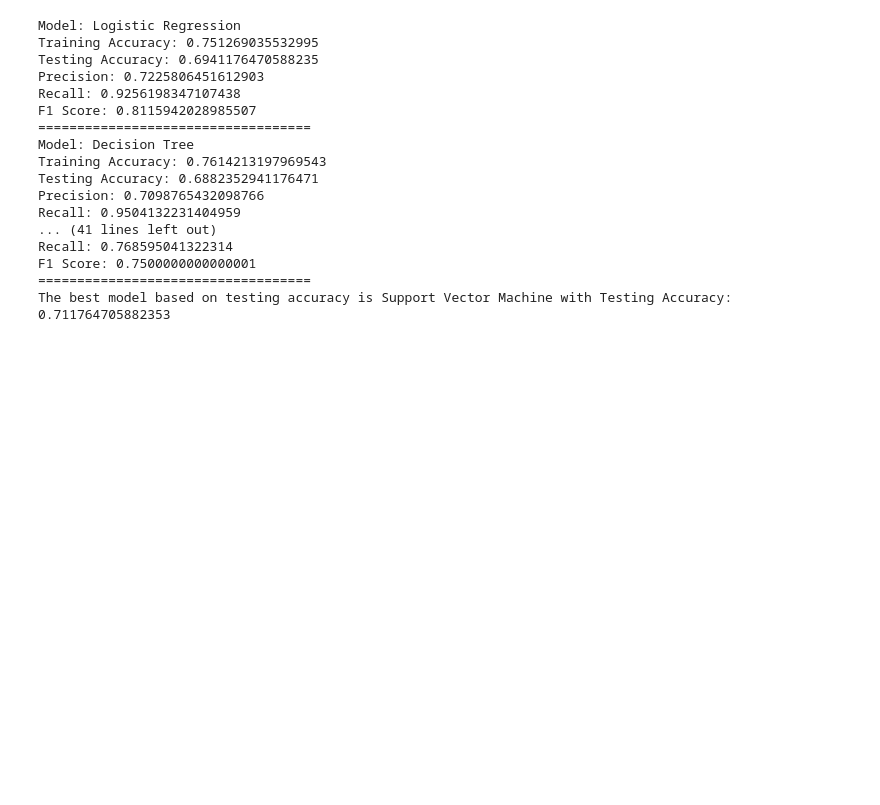
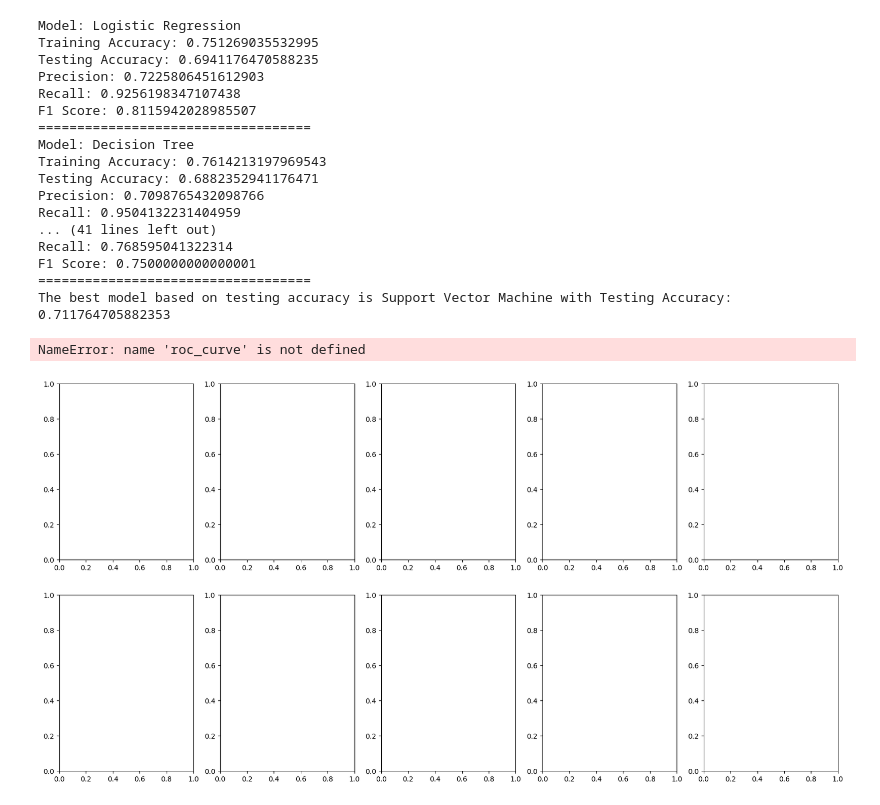
Before and after one commit to KalyanM45/OpenHealth, a Jupyter notebook: Notebook_Experiments/Liver_Disease_Prediction.ipynb, the cells around one changed output. Cells and saved outputs as stored; diff of their text form; code cells hidden in the pictures; blank space fills up the shorter version.

Commit message:
Project Model Files Update'

```diff
--- a/Notebook_Experiments/Liver_Disease_Prediction.ipynb
+++ b/Notebook_Experiments/Liver_Disease_Prediction.ipynb
@@ -236,7 +240,7 @@ x = df.drop('Dataset', axis=1)
 
 y = df["Dataset"]
 # %%
-x_train, x_test, y_train, y_test = train_test_split(x, y, test_size=0.3, random_state=20,stratify=df.Dataset)
+x_train, x_test, y_train, y_test = train_test_split(x, y, test_size=0.2, random_state=20,stratify=df.Dataset)
 # %%
 print(x.shape)
 print(x_train.shape)
@@ -328,6 +332,32 @@ Recall: 0.768595041322314
 F1 Score: 0.7500000000000001
 ===================================
 The best model based on testing accuracy is Support Vector Machine with Testing Accuracy: 0.711764705882353
+# %%
+def plot_roc_curve(ax, y_true, y_score, model_name):
+    fpr, tpr, thresholds = roc_curve(y_true, y_score)
+    roc_auc = roc_auc_score(y_true, y_score)
+    ax.plot(fpr, tpr, lw=2, label='ROC curve (area = %0.2f)' % roc_auc)
+    ax.plot([0, 1], [0, 1], color='navy', lw=2, linestyle='--')
+    ax.set_xlim([0.0, 1.0])
+    ax.set_ylim([0.0, 1.05])
+    ax.set_xlabel('False Positive Rate')
+    ax.set_ylabel('True Positive Rate')
+    ax.set_title('ROC Curve - ' + model_name)
+    ax.legend(loc="lower right")
+
+fig, axs = plt.subplots(2, 5, figsize=(20, 10))
+axs = axs.ravel()
+
+for i, (model_name, model) in enumerate(models.items()):
+    model.fit(x_train, y_train)
+    y_score = model.predict_proba(x_test)[:, 1]
+    plot_roc_curve(axs[i], y_test, y_score, model_name)
+
+plt.tight_layout()
+plt.show()
+# %% [output]
+NameError: name 'roc_curve' is not defined
+[figure, added]
 # %%
 import pickle
 best_model = models[best_model_name]
```
Also changed, not shown: parts of 3 cells of this notebook, 3 other files.
